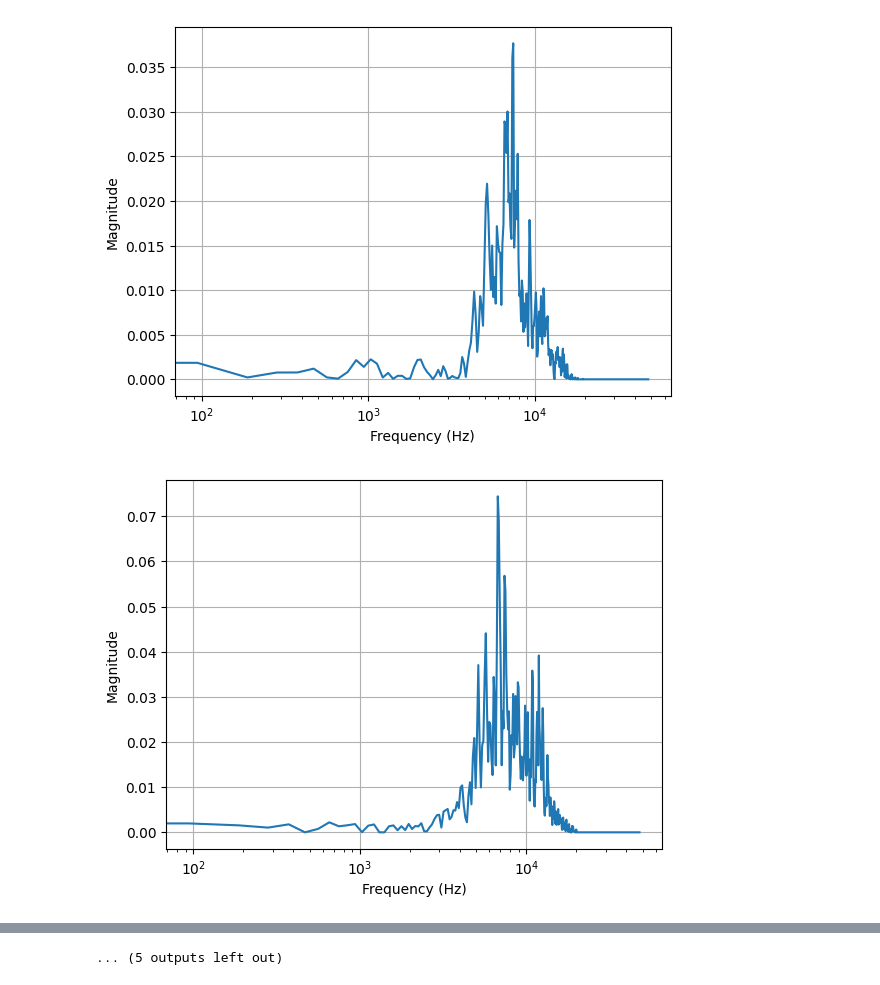
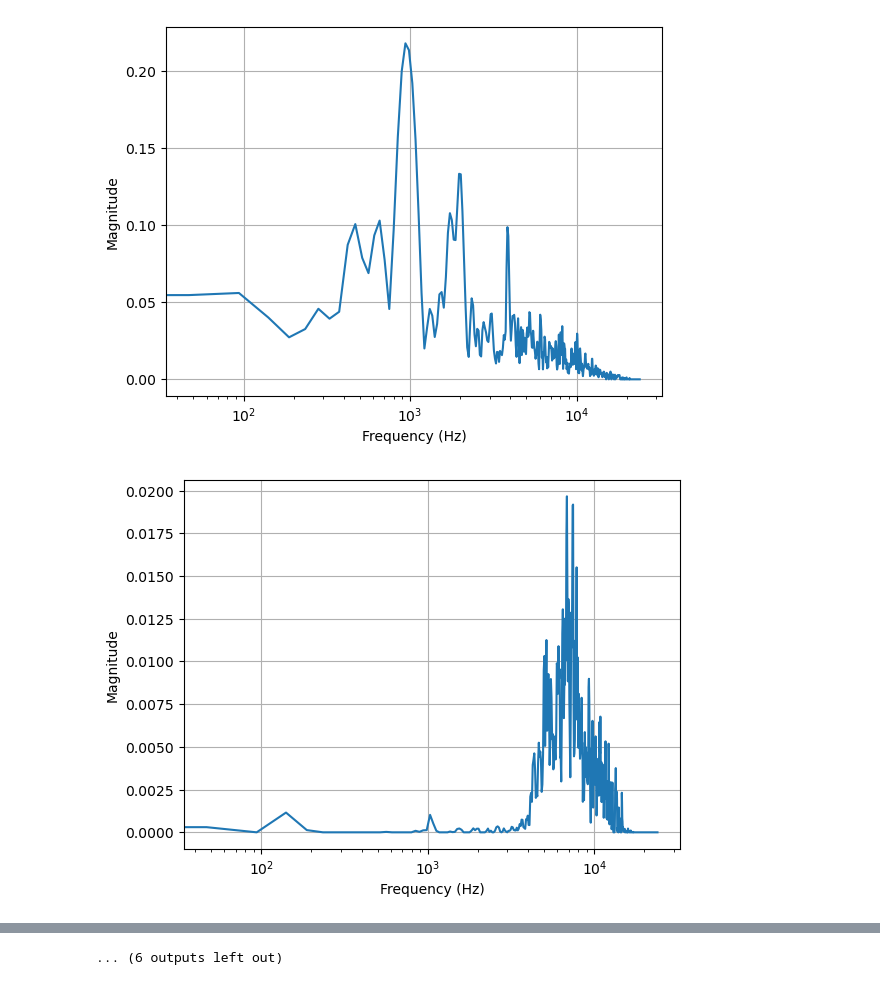
Before and after one commit to jake-is-ESD-protected/AI-TD, a Jupyter notebook: TauNet/AFinC.ipynb, the cells around one changed output, grey strips where cells are left out. Cells and saved outputs as stored; diff of their text form; code cells hidden in the pictures.

Commit message:
changed sample rate of afs to 48k

```diff
--- a/TauNet/AFinC.ipynb
+++ b/TauNet/AFinC.ipynb
@@ -42,5 +27,5 @@ Audio data and labels:
 # %%
-sampleRate = 96000
+sampleRate = 48000
 BEAT_DETECTION_BUFFER_SIZE = 64
 AUDIO_BUFFER_SIZE_S = 8
 AUDIO_BUFFER_SIZE = sampleRate * AUDIO_BUFFER_SIZE_S
@@ -63,6 +48,9 @@ lib.AFInCAppend.restype = None
 lib.AFInCProcess.argtypes = []
 lib.AFInCProcess.restype = None
 
+lib.processBTTAndAFInC.argtypes = []
+lib.processBTTAndAFInC.restype = None
+
 lib.afGetT1A.argtypes = []
 lib.afGetT1A.restype = c_double
 
@@ -74,9 +62,6 @@ lib.afGetTempo.restype = c_double
 
 lib.afGetSpectralCentroid.argtypes = []
 lib.afGetSpectralCentroid.restype = c_double
-
-lib.afGetSpectralFlatness.argtypes = []
-lib.afGetSpectralFlatness.restype = c_double
 
 lib.afGetPBandL.argtypes = []
 lib.afGetPBandL.restype = c_double
@@ -136,14 +121,13 @@ for song in audio_data_with_labels:
     for sample in song[0]:
         lib.AFInCAppend(sample)
 
-    lib.AFInCProcess()
+    lib.processBTTAndAFInC()
 
     print("--- AF in C features ---")
     print("Tempo: ", lib.afGetTempo())
-    print("TA1: ", lib.afGetT1A() / sample_rate)
-    print("TA2: ", lib.afGetT2A() / sample_rate)
+    print("TA1: ", lib.afGetT1A())
+    print("TA2: ", lib.afGetT2A())
     print("Spectral centroid:", (lib.afGetSpectralCentroid()))
-    print("Spectral flatness:", lib.afGetSpectralFlatness())
     print("EQ Low: ", lib.afGetPBandL(), "")
     print("EQ MidLow: ", lib.afGetPBandML(), "")
     print("EQ MidHigh: ", lib.afGetPBandMH(), "")
@@ -227,2 +210,2 @@ TA2 python percentile::  0.22513541666666667
-[figure, old version]
+[figure, new version]
-[figure, old version]
+[figure, new version]
@@ -235,4 +218,4 @@ TA2 python percentile::  0.22513541666666667
-... (5 outputs left out)
+... (6 outputs left out)
 # %%
 import librosa
 import numpy as np
```
Also changed, not shown: parts of 3 cells of this notebook, 6 other files.
